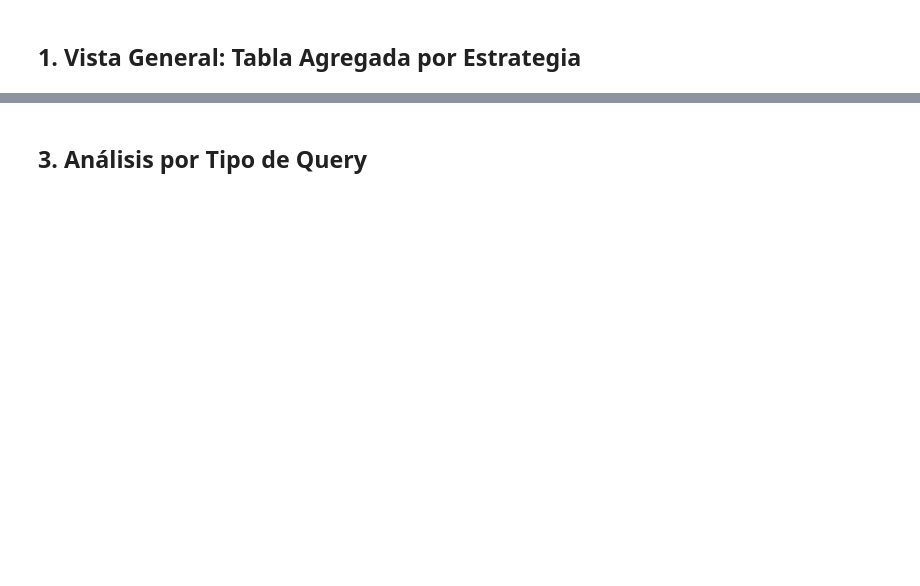
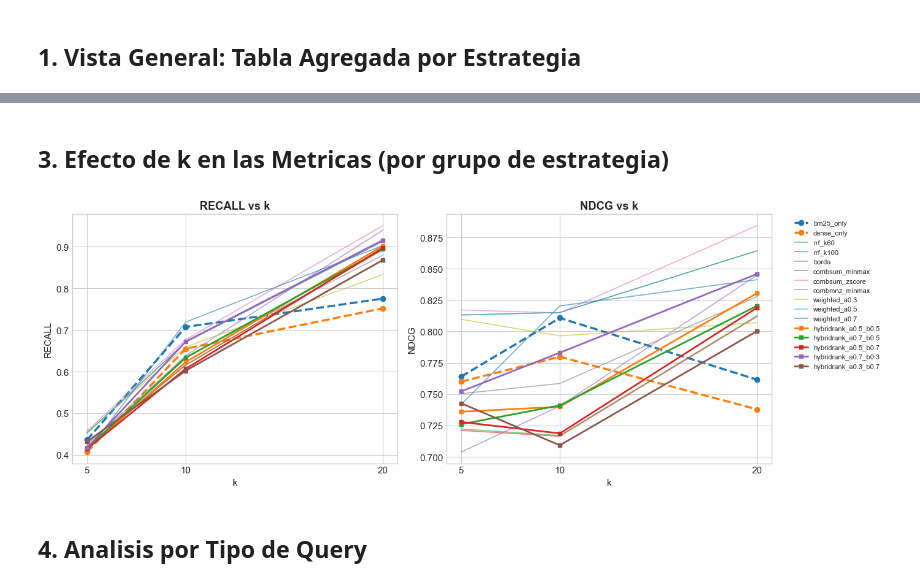
Before and after one commit to Javi111003/HybridRank-RAG, a Jupyter notebook: notebooks/fusion_evaluation_analysis.ipynb, the cells around one changed output, grey strips where cells are left out. Saved outputs shown, nothing was run; the diff lists cells and outputs as text; code cells hidden in the pictures; blank space fills up the shorter version.

```diff
--- a/notebooks/fusion_evaluation_analysis.ipynb
+++ b/notebooks/fusion_evaluation_analysis.ipynb
@@ -67,3 +118,33 @@ plt.show()
+# %% [markdown]
+## 3. Efecto de k en las Metricas (por grupo de estrategia)
+# %%
+# Lineas: como cambian recall y ndcg al variar k
+fig, axes = plt.subplots(1, 2, figsize=(14, 5))
+
+for ax, metric in zip(axes, ['recall', 'ndcg']):
+    for strategy in df['strategy'].unique():
+        df_s = df[df['strategy'] == strategy].groupby('top_k')[metric].mean()
+
+        if strategy in BASELINES:
+            style = {'linewidth': 2.5, 'linestyle': '--', 'marker': 'o'}
+        elif 'hybridrank' in strategy:
+            style = {'linewidth': 2, 'linestyle': '-', 'marker': 's', 'markersize': 5}
+        else:
+            style = {'linewidth': 1.2, 'linestyle': '-', 'alpha': 0.6}
+
+        ax.plot(df_s.index, df_s.values, label=strategy, **style)
+
+    ax.set_xlabel('k')
+    ax.set_ylabel(metric.upper())
+    ax.set_title(f'{metric.upper()} vs k', fontweight='bold')
+    ax.set_xticks(sorted(df['top_k'].unique()))
+
+axes[1].legend(bbox_to_anchor=(1.05, 1), loc='upper left', fontsize=8)
+plt.tight_layout()
+plt.savefig(RESULTS_DIR / 'metrics_vs_k.png', dpi=150, bbox_inches='tight')
+plt.show()
+# %% [output]
+[figure, added]
 # %% [markdown]
-## 3. Análisis por Tipo de Query
+## 4. Analisis por Tipo de Query
 # %%
```
Also changed, not shown: parts of 14 cells of this notebook, 1 other file.
